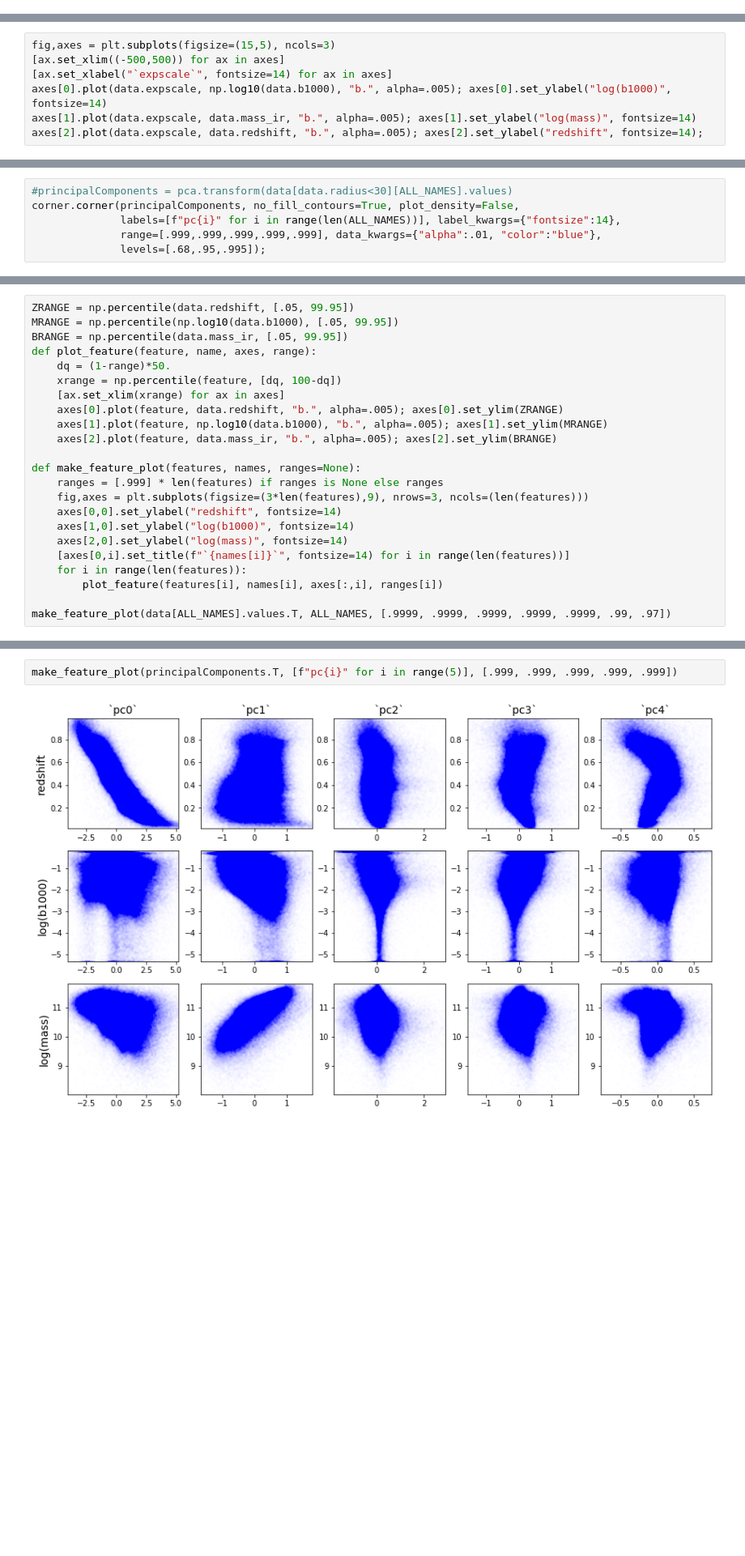
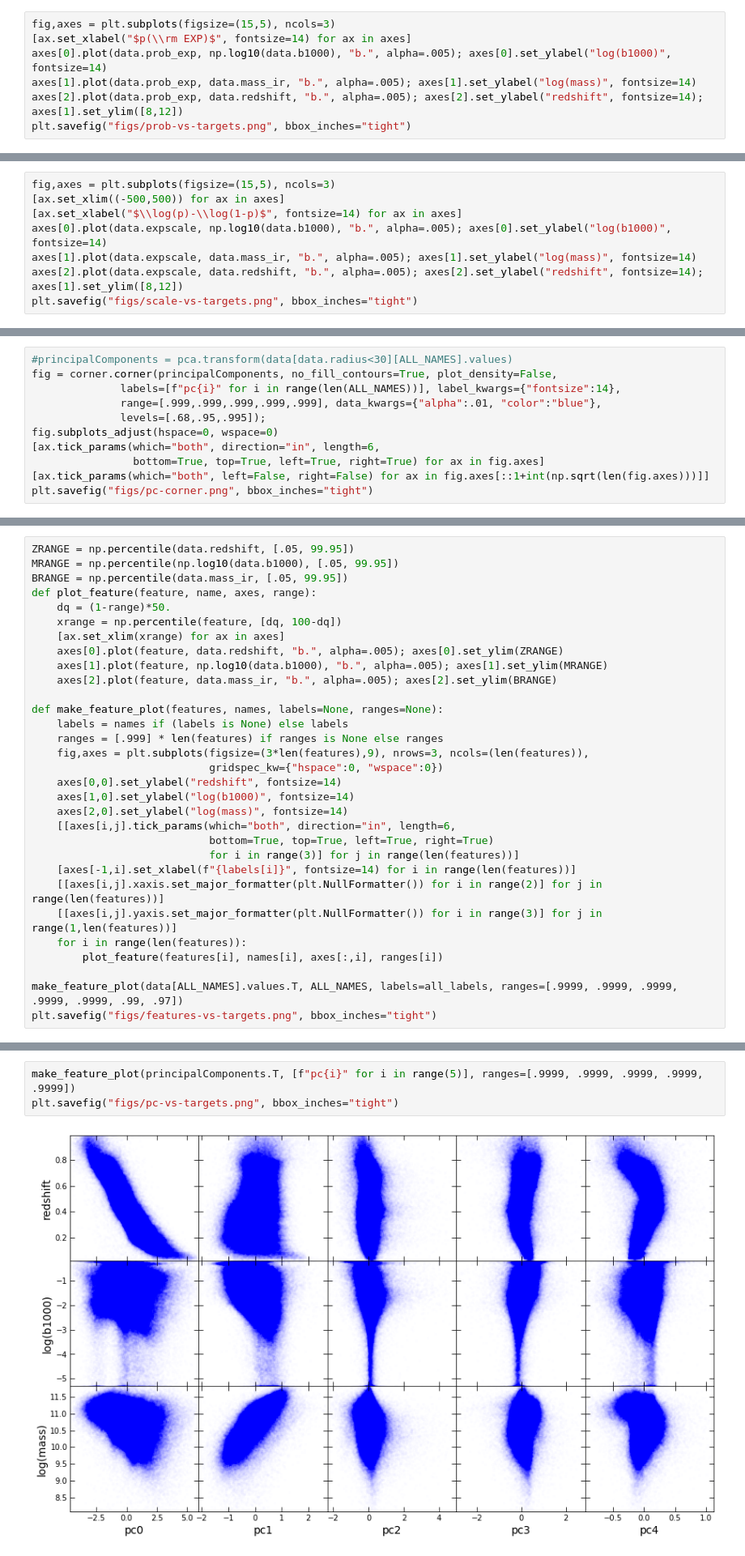
Before and after one commit to AlanPearl/margaret, a Jupyter notebook: notebooks/RedshiftAnalysis.ipynb, the cells around one changed output, grey strips where cells are left out. Shown at 81% size. Cells and saved outputs as stored; diff of their text form; blank space fills up the shorter version.

```diff
--- a/notebooks/RedshiftAnalysis.ipynb
+++ b/notebooks/RedshiftAnalysis.ipynb
@@ -247,0 +487,8 @@ plot_line(2.5,-2.5)
+# %%
+fig,axes = plt.subplots(figsize=(15,5), ncols=3)
+[ax.set_xlabel("$p(\\rm EXP)$", fontsize=14) for ax in axes]
+axes[0].plot(data.prob_exp, np.log10(data.b1000), "b.", alpha=.005); axes[0].set_ylabel("log(b1000)", fontsize=14)
+axes[1].plot(data.prob_exp, data.mass_ir, "b.", alpha=.005); axes[1].set_ylabel("log(mass)", fontsize=14)
+axes[2].plot(data.prob_exp, data.redshift, "b.", alpha=.005); axes[2].set_ylabel("redshift", fontsize=14);
+axes[1].set_ylim([8,12])
+plt.savefig("figs/prob-vs-targets.png", bbox_inches="tight")
@@ -248,8 +497,10 @@ plot_line(2.5,-2.5)
 # %%
 fig,axes = plt.subplots(figsize=(15,5), ncols=3)
 [ax.set_xlim((-500,500)) for ax in axes]
-[ax.set_xlabel("`expscale`", fontsize=14) for ax in axes]
+[ax.set_xlabel("$\\log(p)-\\log(1-p)$", fontsize=14) for ax in axes]
 axes[0].plot(data.expscale, np.log10(data.b1000), "b.", alpha=.005); axes[0].set_ylabel("log(b1000)", fontsize=14)
 axes[1].plot(data.expscale, data.mass_ir, "b.", alpha=.005); axes[1].set_ylabel("log(mass)", fontsize=14)
 axes[2].plot(data.expscale, data.redshift, "b.", alpha=.005); axes[2].set_ylabel("redshift", fontsize=14);
+axes[1].set_ylim([8,12])
+plt.savefig("figs/scale-vs-targets.png", bbox_inches="tight")
 # %% [output]
@@ -275,8 +537,13 @@ pca = PCA(n_components=len(ALL_NAMES[:-2]))
 principalComponents = pca.fit_transform(data[data.radius<30][ALL_NAMES[:-2]].values)
 # %%
 #principalComponents = pca.transform(data[data.radius<30][ALL_NAMES].values)
-corner.corner(principalComponents, no_fill_contours=True, plot_density=False,
+fig = corner.corner(principalComponents, no_fill_contours=True, plot_density=False,
               labels=[f"pc{i}" for i in range(len(ALL_NAMES))], label_kwargs={"fontsize":14},
               range=[.999,.999,.999,.999,.999], data_kwargs={"alpha":.01, "color":"blue"},
               levels=[.68,.95,.995]);
+fig.subplots_adjust(hspace=0, wspace=0)
+[ax.tick_params(which="both", direction="in", length=6,
+                bottom=True, top=True, left=True, right=True) for ax in fig.axes]
+[ax.tick_params(which="both", left=False, right=False) for ax in fig.axes[::1+int(np.sqrt(len(fig.axes)))]]
+plt.savefig("figs/pc-corner.png", bbox_inches="tight")
 # %% [output]
@@ -293,15 +560,23 @@ def plot_feature(feature, name, axes, range):
     axes[1].plot(feature, np.log10(data.b1000), "b.", alpha=.005); axes[1].set_ylim(MRANGE)
     axes[2].plot(feature, data.mass_ir, "b.", alpha=.005); axes[2].set_ylim(BRANGE)
 
-def make_feature_plot(features, names, ranges=None):
+def make_feature_plot(features, names, labels=None, ranges=None):
+    labels = names if (labels is None) else labels
     ranges = [.999] * len(features) if ranges is None else ranges
-    fig,axes = plt.subplots(figsize=(3*len(features),9), nrows=3, ncols=(len(features)))
+    fig,axes = plt.subplots(figsize=(3*len(features),9), nrows=3, ncols=(len(features)),
+                            gridspec_kw={"hspace":0, "wspace":0})
     axes[0,0].set_ylabel("redshift", fontsize=14)
     axes[1,0].set_ylabel("log(b1000)", fontsize=14)
     axes[2,0].set_ylabel("log(mass)", fontsize=14)
-    [axes[0,i].set_title(f"`{names[i]}`", fontsize=14) for i in range(len(features))]
+    [[axes[i,j].tick_params(which="both", direction="in", length=6,
+                            bottom=True, top=True, left=True, right=True)
+                            for i in range(3)] for j in range(len(features))]
+    [axes[-1,i].set_xlabel(f"{labels[i]}", fontsize=14) for i in range(len(features))]
+    [[axes[i,j].xaxis.set_major_formatter(plt.NullFormatter()) for i in range(2)] for j in range(len(features))]
+    [[axes[i,j].yaxis.set_major_formatter(plt.NullFormatter()) for i in range(3)] for j in range(1,len(features))]
     for i in range(len(features)):
         plot_feature(features[i], names[i], axes[:,i], ranges[i])
 
-make_feature_plot(data[ALL_NAMES].values.T, ALL_NAMES, [.9999, .9999, .9999, .9999, .9999, .99, .97])
+make_feature_plot(data[ALL_NAMES].values.T, ALL_NAMES, labels=all_labels, ranges=[.9999, .9999, .9999, .9999, .9999, .99, .97])
+plt.savefig("figs/features-vs-targets.png", bbox_inches="tight")
 # %% [output]
@@ -313,4 +589,5 @@ make_feature_plot(data[ALL_NAMES[:-2]].values.T, ALL_NAMES[:-2], [.9999, .9999,
 # %%
-make_feature_plot(principalComponents.T, [f"pc{i}" for i in range(5)], [.999, .999, .999, .999, .999])
+make_feature_plot(principalComponents.T, [f"pc{i}" for i in range(5)], ranges=[.9999, .9999, .9999, .9999, .9999])
+plt.savefig("figs/pc-vs-targets.png", bbox_inches="tight")
 # %% [output]
-[figure, old version]
+[figure, new version]
```
Also changed, not shown: parts of 34 cells of this notebook, 2 other files.
